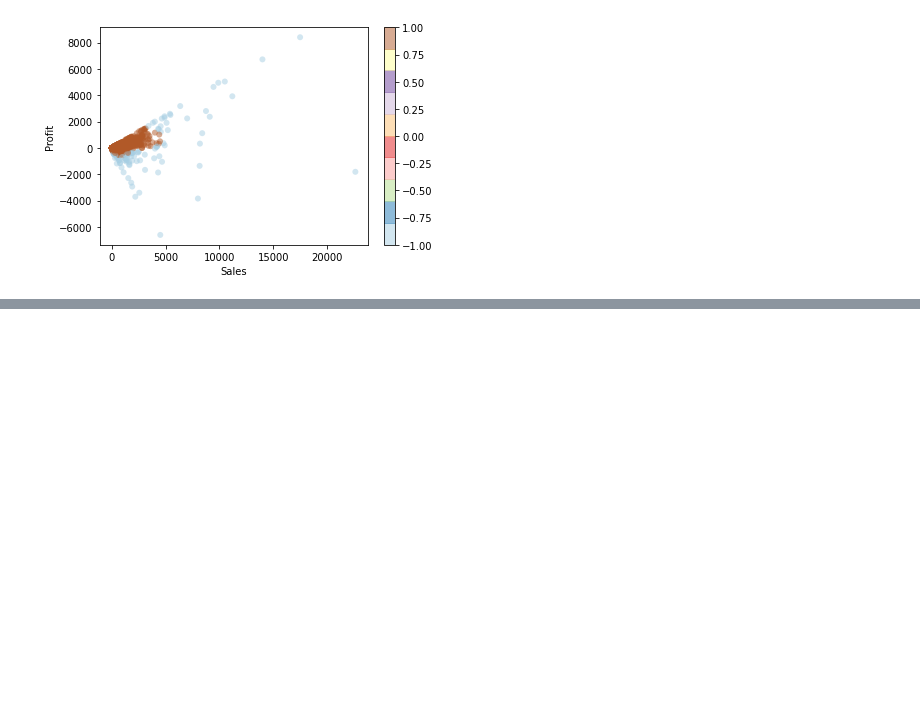
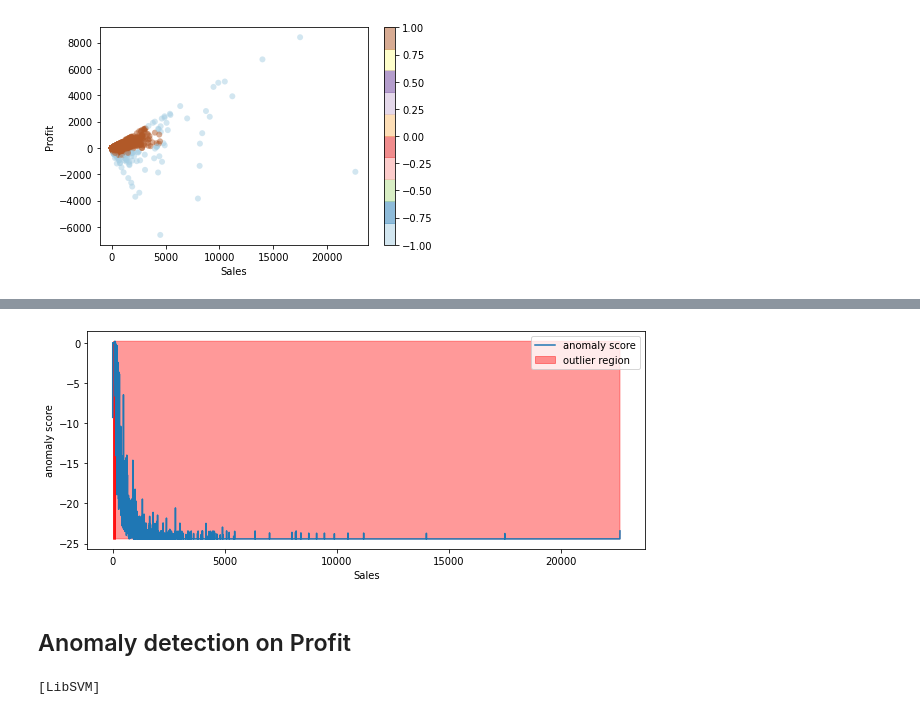
Before and after one commit to Rohan5076/machine-learning, a Jupyter notebook: ML_26_Anomaly_Detection_Using_Isolation_Forest.ipynb, the cells around one changed output, grey strips where cells are left out. Saved outputs shown, nothing was run; the diff lists cells and outputs as text; code cells hidden in the pictures; blank space fills up the shorter version.

```diff
--- a/ML_26_Anomaly_Detection_Using_Isolation_Forest.ipynb
+++ b/ML_26_Anomaly_Detection_Using_Isolation_Forest.ipynb
@@ -639,0 +657,6 @@ df[(df['outlier_univariate_sales'] == 1) & (df['outlier_univariate_profit'] == 1
+# %%
+from sklearn.svm import OneClassSVM
+clf = OneClassSVM(gamma='auto',cache_size=500,verbose=True)
+clf.fit(df['Sales'].values.reshape(-1, 1))
+df['anomaly_score_univariate_sales'] =clf.decision_function(df['Sales'].values.reshape(-1, 1))
+df['outlier_univariate_sales'] = clf.predict(df['Sales'].values.reshape(-1, 1))
@@ -639,0 +681,25 @@ df[(df['outlier_univariate_sales'] == 1) & (df['outlier_univariate_profit'] == 1
+# %%
+xx = np.linspace(df['Sales'].min(), df['Sales'].max(), len(df)).reshape(-1,1)
+anomaly_score = clf.decision_function(xx)
+outlier = clf.predict(xx)
+
+plt.figure(figsize=(10,4))
+plt.plot(xx, anomaly_score, label='anomaly score')
+plt.fill_between(xx.T[0], np.min(anomaly_score), np.max(anomaly_score),
+                 where=outlier==-1, color='r',
+                 alpha=.4, label='outlier region')
+plt.legend()
+plt.ylabel('anomaly score')
+plt.xlabel('Sales')
+plt.show();
+# %% [output]
+[figure, added]
+# %% [markdown]
+## Anomaly detection on Profit
+# %%
+clf = OneClassSVM(gamma='auto',cache_size=100,verbose=True)
+clf.fit(df['Profit'].values.reshape(-1, 1))
+df['anomaly_score_univariate_sales'] =clf.decision_function(df['Profit'].values.reshape(-1, 1))
+df['outlier_univariate_sales'] = clf.predict(df['Profit'].values.reshape(-1, 1))
+# %% [output]
+[LibSVM]
```
Also changed, not shown: parts of 25 cells of this notebook.
